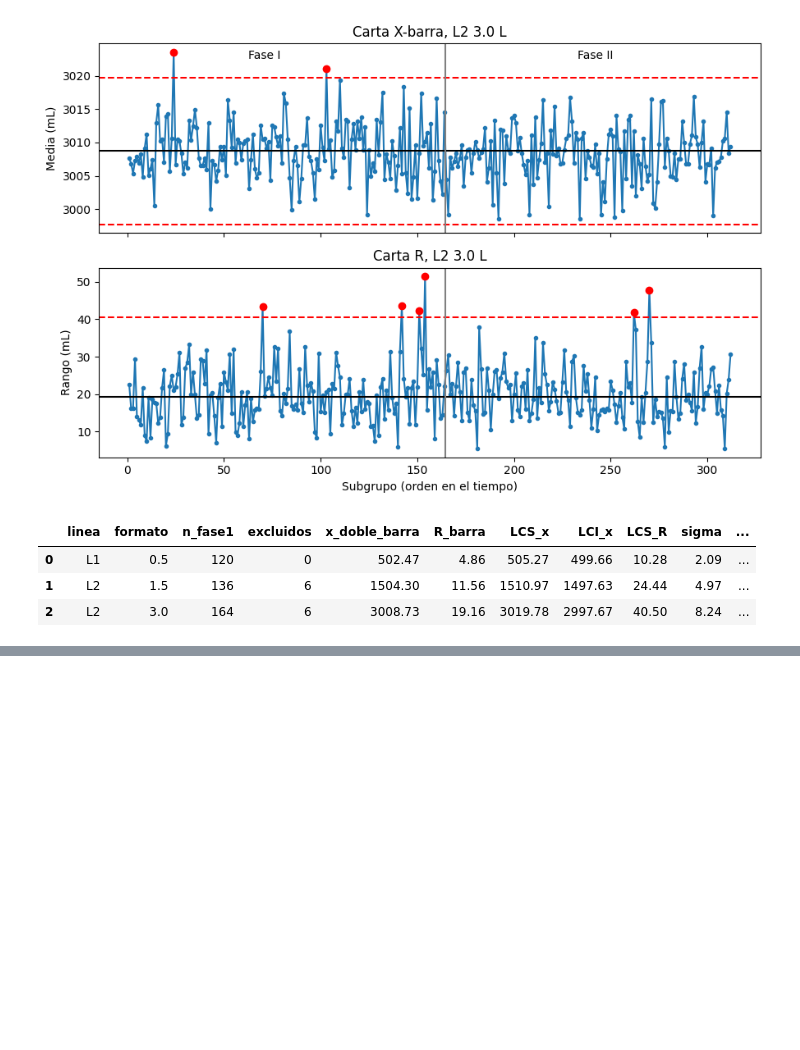
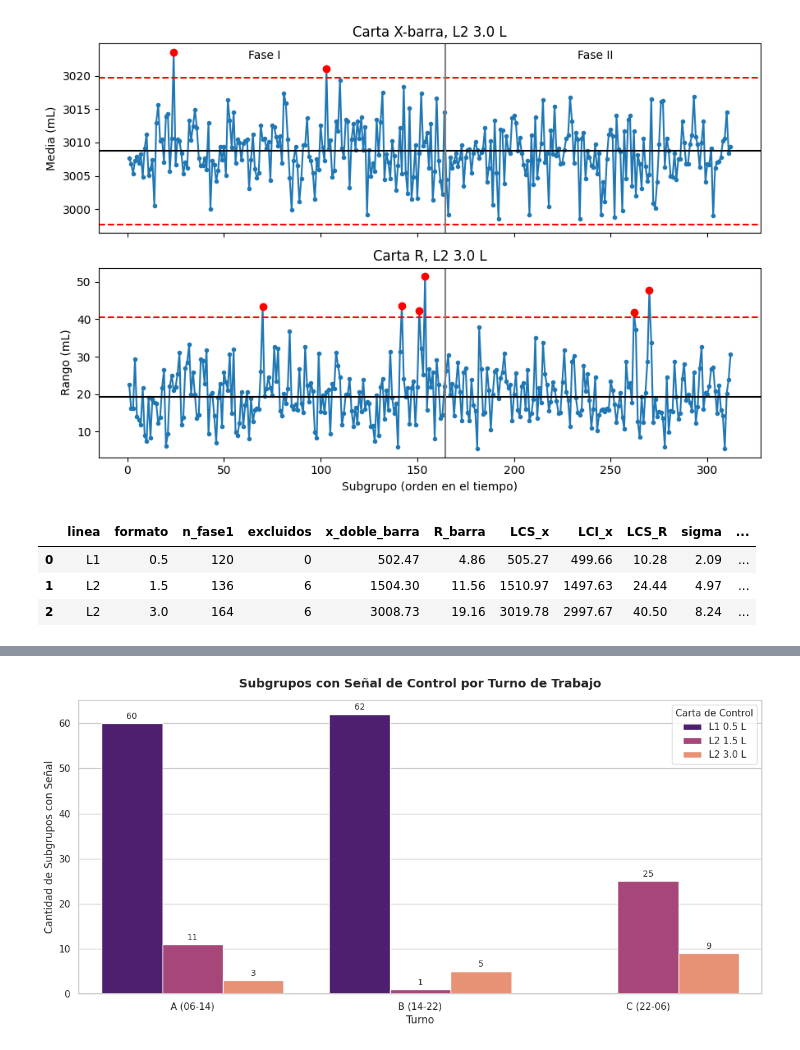
Before and after one commit to camiloascencio-hash/GP-S, a Jupyter notebook: E1_OFF.ipynb, the cells around one changed output, grey strips where cells are left out. Saved outputs shown, nothing was run; the diff lists cells and outputs as text; code cells hidden in the pictures; blank space fills up the shorter version.

```diff
--- a/E1_OFF.ipynb
+++ b/E1_OFF.ipynb
@@ -1043,0 +876,31 @@ plt.show()
+# %%
+import matplotlib.pyplot as plt
+import seaborn as sns
+
+# Configurar el estilo visual
+sns.set_theme(style="whitegrid")
+plt.figure(figsize=(12, 6))
+
+# Crear el gráfico de barras agrupado por turno y carta de control
+ax = sns.barplot(
+    data=por_turno,
+    x="grupo",
+    y="con_señal",
+    hue="carta",
+    palette="magma"
+)
+
+# Personalizar el gráfico con etiquetas y títulos claros
+plt.title("Subgrupos con Señal de Control por Turno de Trabajo", fontsize=14, fontweight="bold", pad=15)
+plt.xlabel("Turno", fontsize=12)
+plt.ylabel("Cantidad de Subgrupos con Señal", fontsize=12)
+plt.legend(title="Carta de Control", title_fontsize="11", loc="upper right")
+
+# Agregar los valores numéricos sobre las barras para facilitar la lectura rápida
+for container in ax.containers:
+    ax.bar_label(container, fmt="%d", padding=3, fontsize=10)
+
+plt.tight_layout()
+plt.show()
+# %% [output]
+[figure, added]
```
Also changed, not shown: parts of 36 cells of this notebook.
